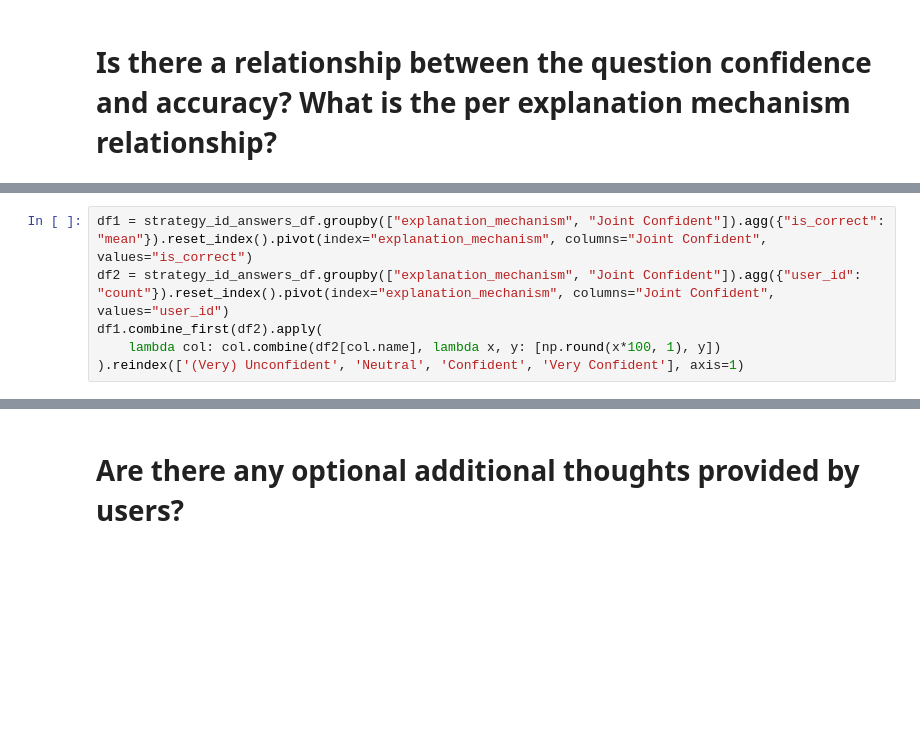
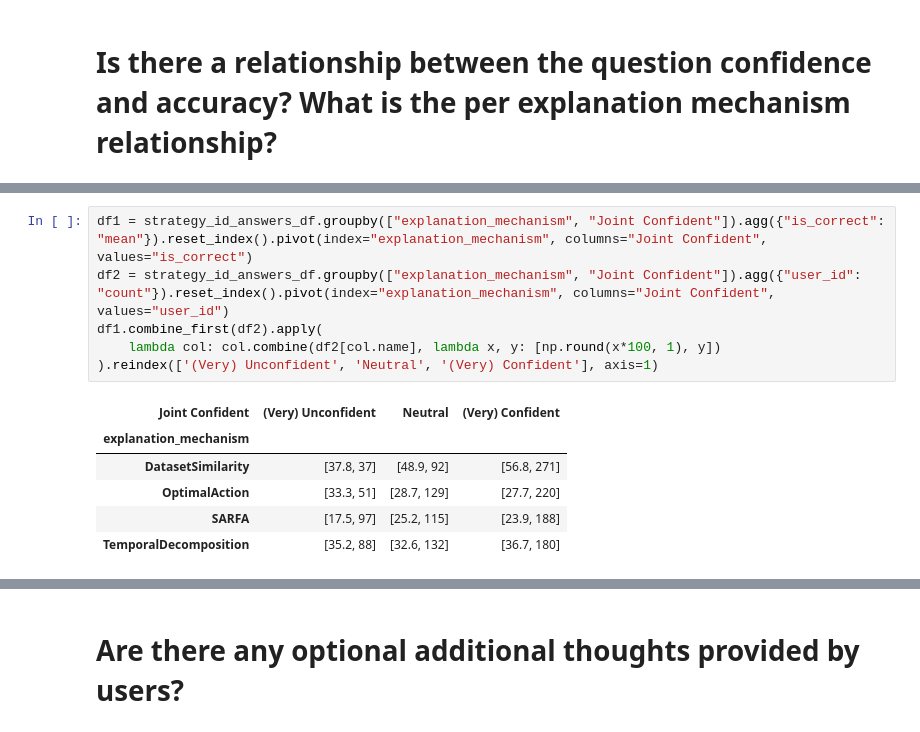
Before and after one commit to pseudo-rnd-thoughts/eval-xrl-goal-identification, a Jupyter notebook: survey/analyse_user_ratings.ipynb, the cells around one changed output, grey strips where cells are left out. Cells and saved outputs as stored; diff of their text form; blank space fills up the shorter version.

```diff
--- a/survey/analyse_user_ratings.ipynb
+++ b/survey/analyse_user_ratings.ipynb
@@ -398,9 +425,16 @@ plt.savefig('figs/confidence-mechanism-accuracy.pdf')
 # %%
 df1 = strategy_id_answers_df.groupby(["explanation_mechanism", "Joint Confident"]).agg({"is_correct": "mean"}).reset_index().pivot(index="explanation_mechanism", columns="Joint Confident", values="is_correct")
 df2 = strategy_id_answers_df.groupby(["explanation_mechanism", "Joint Confident"]).agg({"user_id": "count"}).reset_index().pivot(index="explanation_mechanism", columns="Joint Confident", values="user_id")
 df1.combine_first(df2).apply(
     lambda col: col.combine(df2[col.name], lambda x, y: [np.round(x*100, 1), y])
-).reindex(['(Very) Unconfident', 'Neutral', 'Confident', 'Very Confident'], axis=1)
+).reindex(['(Very) Unconfident', 'Neutral', '(Very) Confident'], axis=1)
+# %% [output]
+| Joint Confident | (Very) Unconfident | Neutral | (Very) Confident |
+| explanation_mechanism |  |  |  |
+| DatasetSimilarity | [37.8, 37] | [48.9, 92] | [56.8, 271] |
+| OptimalAction | [33.3, 51] | [28.7, 129] | [27.7, 220] |
+| SARFA | [17.5, 97] | [25.2, 115] | [23.9, 188] |
+| TemporalDecomposition | [35.2, 88] | [32.6, 132] | [36.7, 180] |
 # %%
 df1 = strategy_id_answers_df.groupby(["explanation_mechanism", "confidence"]).agg({"is_correct": "mean"}).reset_index().pivot(index="explanation_mechanism", columns="confidence", values="is_correct")
 df2 = strategy_id_answers_df.groupby(["explanation_mechanism", "confidence"]).agg({"user_id": "count"}).reset_index().pivot(index="explanation_mechanism", columns="confidence", values="user_id")
```
Also changed, not shown: parts of 9 cells of this notebook, 14 other files.
